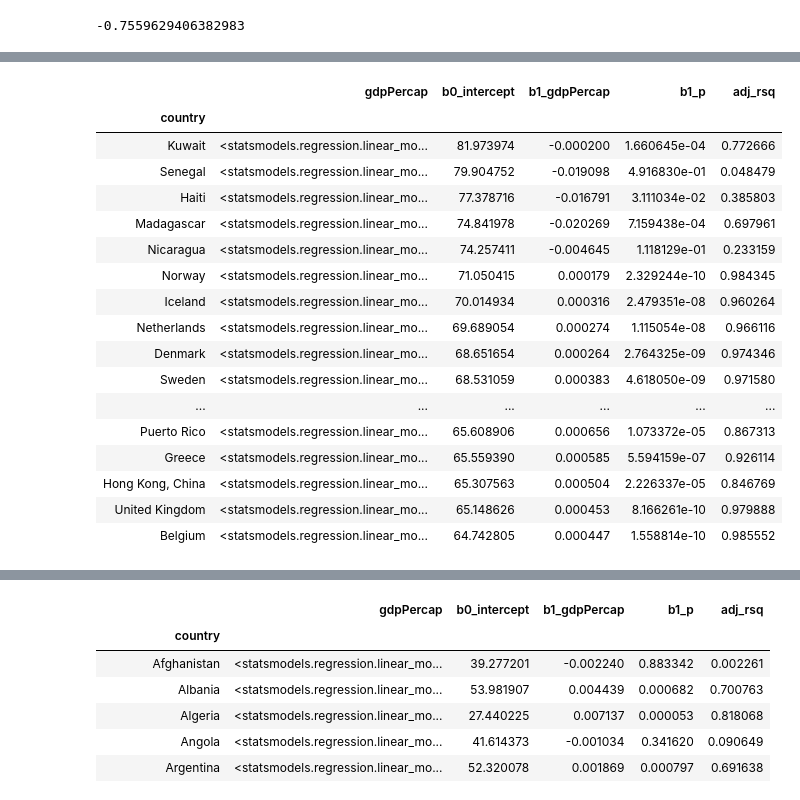
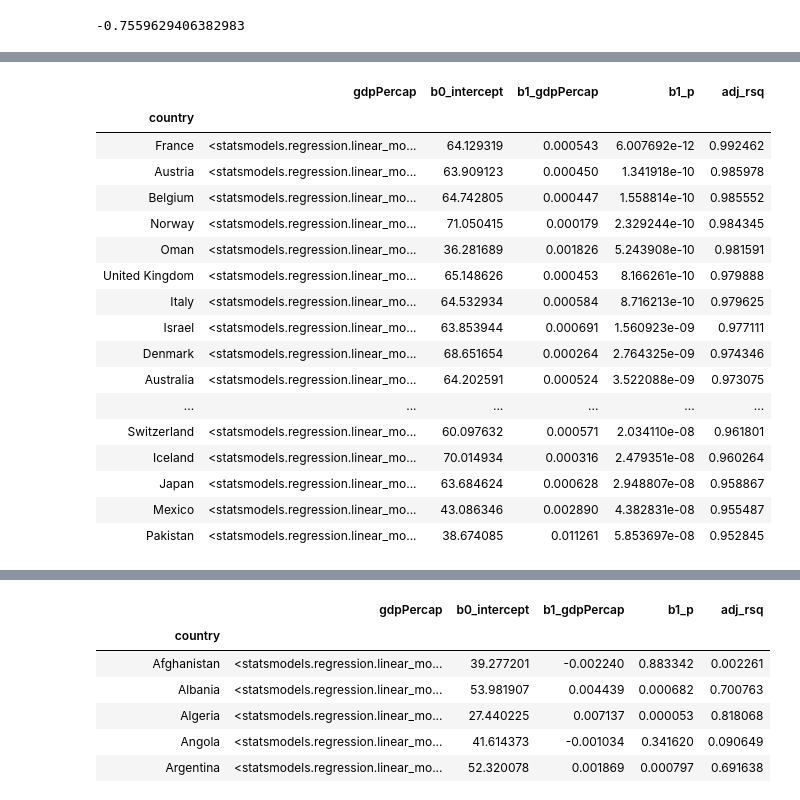
Before and after one commit to despresj/pythonChallenges, a Jupyter notebook: pandas/many_models.ipynb, the cells around one changed output, grey strips where cells are left out. Drawn from its saved outputs; the diff is of its cells as text; code cells hidden in the pictures.

```diff
--- a/pandas/many_models.ipynb
+++ b/pandas/many_models.ipynb
@@ -75,21 +93,23 @@ plt.show()
 # %%
 country_reg.sort_values('b0_intercept', ascending=False).head(20)
+country_reg.sort_values('b1_gdpPercap', ascending=False).head(20)
+country_reg.sort_values('adj_rsq', ascending=False).head(20)
 # %% [output]
 |  | gdpPercap | b0_intercept | b1_gdpPercap | b1_p | adj_rsq |
 | country |  |  |  |  |  |
-| Kuwait | <statsmodels.regression.linear_mo... | 81.973974 | -0.000200 | 1.660645e-04 | 0.772666 |
-| Senegal | <statsmodels.regression.linear_mo... | 79.904752 | -0.019098 | 4.916830e-01 | 0.048479 |
-| Haiti | <statsmodels.regression.linear_mo... | 77.378716 | -0.016791 | 3.111034e-02 | 0.385803 |
-| Madagascar | <statsmodels.regression.linear_mo... | 74.841978 | -0.020269 | 7.159438e-04 | 0.697961 |
-| Nicaragua | <statsmodels.regression.linear_mo... | 74.257411 | -0.004645 | 1.118129e-01 | 0.233159 |
+| France | <statsmodels.regression.linear_mo... | 64.129319 | 0.000543 | 6.007692e-12 | 0.992462 |
+| Austria | <statsmodels.regression.linear_mo... | 63.909123 | 0.000450 | 1.341918e-10 | 0.985978 |
+| Belgium | <statsmodels.regression.linear_mo... | 64.742805 | 0.000447 | 1.558814e-10 | 0.985552 |
 | Norway | <statsmodels.regression.linear_mo... | 71.050415 | 0.000179 | 2.329244e-10 | 0.984345 |
+| Oman | <statsmodels.regression.linear_mo... | 36.281689 | 0.001826 | 5.243908e-10 | 0.981591 |
+| United Kingdom | <statsmodels.regression.linear_mo... | 65.148626 | 0.000453 | 8.166261e-10 | 0.979888 |
+| Italy | <statsmodels.regression.linear_mo... | 64.532934 | 0.000584 | 8.716213e-10 | 0.979625 |
+| Israel | <statsmodels.regression.linear_mo... | 63.853944 | 0.000691 | 1.560923e-09 | 0.977111 |
+| Denmark | <statsmodels.regression.linear_mo... | 68.651654 | 0.000264 | 2.764325e-09 | 0.974346 |
+| Australia | <statsmodels.regression.linear_mo... | 64.202591 | 0.000524 | 3.522088e-09 | 0.973075 |
+| ... | ... | ... | ... | ... | ... |
+| Switzerland | <statsmodels.regression.linear_mo... | 60.097632 | 0.000571 | 2.034110e-08 | 0.961801 |
 | Iceland | <statsmodels.regression.linear_mo... | 70.014934 | 0.000316 | 2.479351e-08 | 0.960264 |
-| Netherlands | <statsmodels.regression.linear_mo... | 69.689054 | 0.000274 | 1.115054e-08 | 0.966116 |
-| Denmark | <statsmodels.regression.linear_mo... | 68.651654 | 0.000264 | 2.764325e-09 | 0.974346 |
-| Sweden | <statsmodels.regression.linear_mo... | 68.531059 | 0.000383 | 4.618050e-09 | 0.971580 |
-| ... | ... | ... | ... | ... | ... |
-| Puerto Rico | <statsmodels.regression.linear_mo... | 65.608906 | 0.000656 | 1.073372e-05 | 0.867313 |
-| Greece | <statsmodels.regression.linear_mo... | 65.559390 | 0.000585 | 5.594159e-07 | 0.926114 |
-| Hong Kong, China | <statsmodels.regression.linear_mo... | 65.307563 | 0.000504 | 2.226337e-05 | 0.846769 |
-| United Kingdom | <statsmodels.regression.linear_mo... | 65.148626 | 0.000453 | 8.166261e-10 | 0.979888 |
-| Belgium | <statsmodels.regression.linear_mo... | 64.742805 | 0.000447 | 1.558814e-10 | 0.985552 |
+| Japan | <statsmodels.regression.linear_mo... | 63.684624 | 0.000628 | 2.948807e-08 | 0.958867 |
+| Mexico | <statsmodels.regression.linear_mo... | 43.086346 | 0.002890 | 4.382831e-08 | 0.955487 |
+| Pakistan | <statsmodels.regression.linear_mo... | 38.674085 | 0.011261 | 5.853697e-08 | 0.952845 |
```
Also changed, not shown: parts of 8 cells of this notebook.
